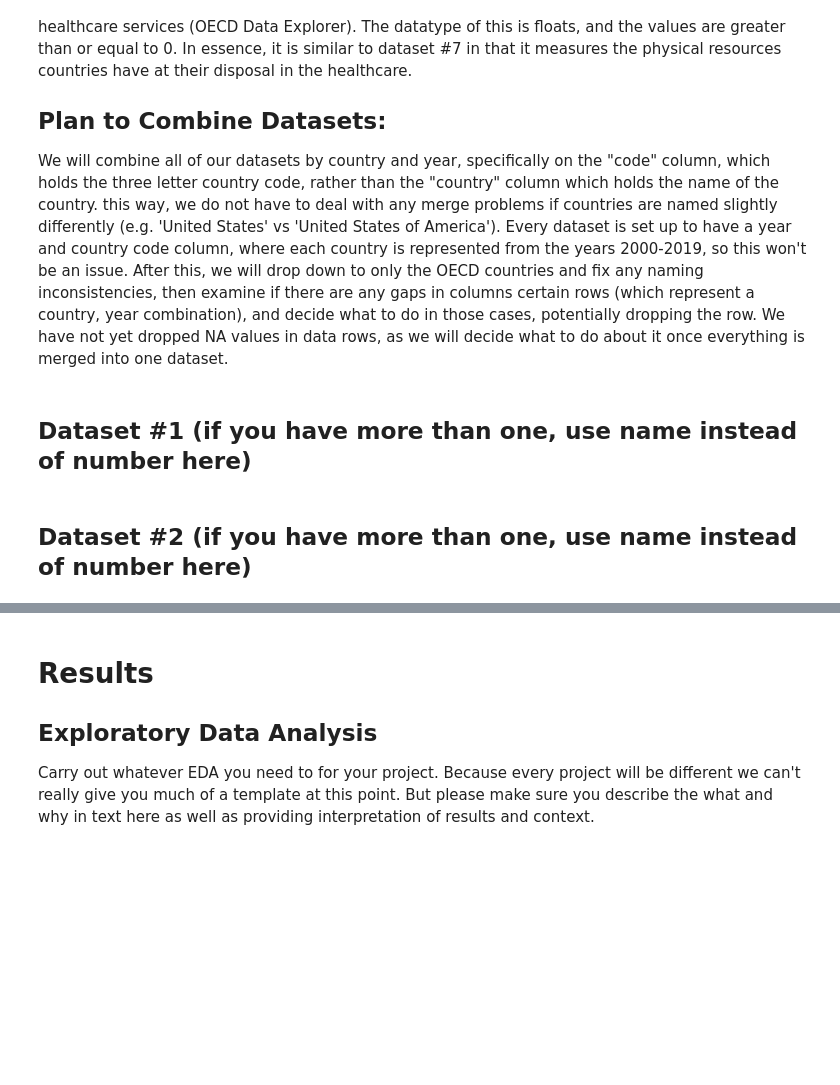
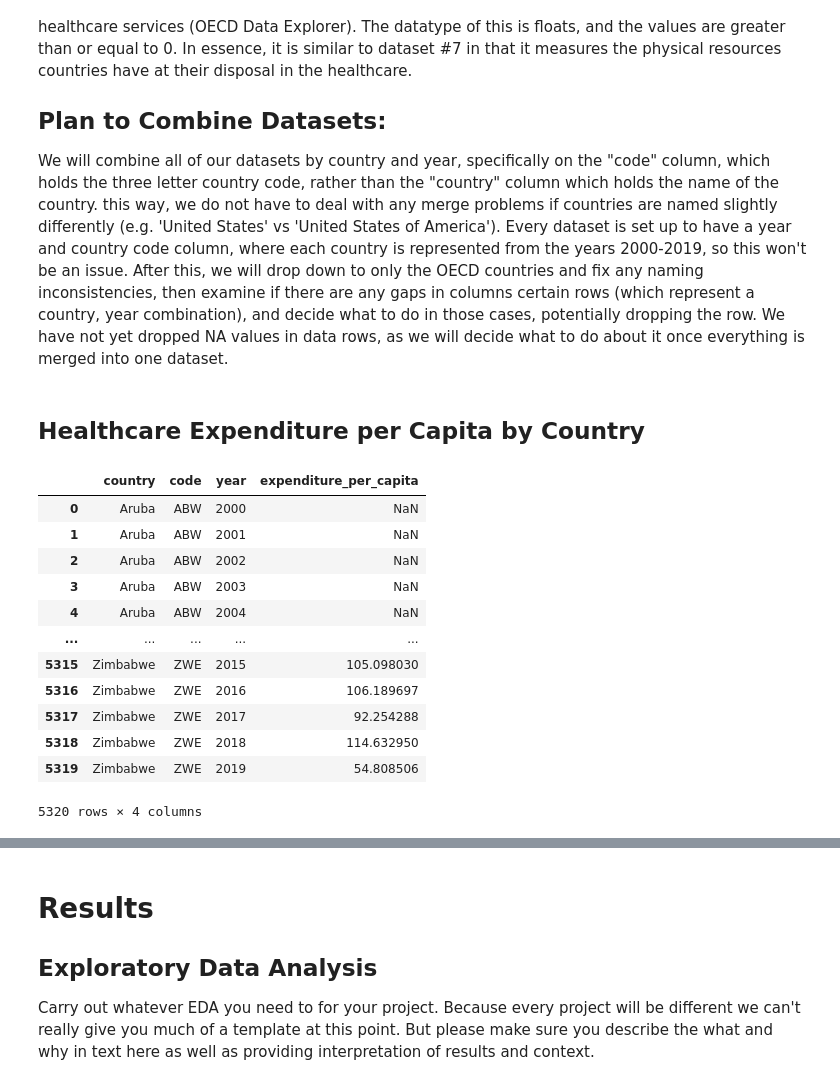
Before and after one commit to AishaWolff/data_science_research_project, a Jupyter notebook: EDACheckpoint_Group063-FA24.ipynb, the cells around one changed output, grey strips where cells are left out. Saved outputs shown, nothing was run; the diff lists cells and outputs as text; code cells hidden in the pictures; blank space fills up the shorter version.

```diff
--- a/EDACheckpoint_Group063-FA24.ipynb
+++ b/EDACheckpoint_Group063-FA24.ipynb
@@ -111,5 +111,3 @@ Dataset #8 is a dataset from OECD Data Explorer and shows the gross fixed capita
 ## Plan to Combine Datasets:
 
 We will combine all of our datasets by country and year, specifically on the "code" column, which holds the three letter country code, rather than the "country" column which holds the name of the country. this way, we do not have to deal with any merge problems if countries are named slightly differently (e.g. 'United States' vs 'United States of America'). Every dataset is set up to have a year and country code column, where each country is represented from the years 2000-2019, so this won't be an issue. After this, we will drop down to only the OECD countries and fix any naming inconsistencies, then examine if there are any gaps in columns certain rows (which represent a country, year combination), and decide what to do in those cases, potentially dropping the row. We have not yet dropped NA values in data rows, as we will decide what to do about it once everything is merged into one dataset.
-# %% [markdown]
-## Dataset #1 (if you have more than one, use name instead of number here)
@@ -119,2 +113,0 @@ We will combine all of our datasets by country and year, specifically on the "co
-# %% [markdown]
-## Dataset #2 (if you have more than one, use name instead of number here)
@@ -123,0 +114,20 @@ We will combine all of our datasets by country and year, specifically on the "co
+# %% [markdown]
+## Healthcare Expenditure per Capita by Country
+# %%
+import pandas as pd
+health_exp = pd.read_csv("cleaned_datasets/healthcare_expenditure_worldbank.csv")
+health_exp
+# %% [output]
+|  | country | code | year | expenditure_per_capita |
+| 0 | Aruba | ABW | 2000 | NaN |
+| 1 | Aruba | ABW | 2001 | NaN |
+| 2 | Aruba | ABW | 2002 | NaN |
+| 3 | Aruba | ABW | 2003 | NaN |
+| 4 | Aruba | ABW | 2004 | NaN |
+| ... | ... | ... | ... | ... |
+| 5315 | Zimbabwe | ZWE | 2015 | 105.098030 |
+| 5316 | Zimbabwe | ZWE | 2016 | 106.189697 |
+| 5317 | Zimbabwe | ZWE | 2017 | 92.254288 |
+| 5318 | Zimbabwe | ZWE | 2018 | 114.632950 |
+| 5319 | Zimbabwe | ZWE | 2019 | 54.808506 |
+5320 rows × 4 columns
```
Also changed, not shown: parts of 15 cells of this notebook, 2 other files.
